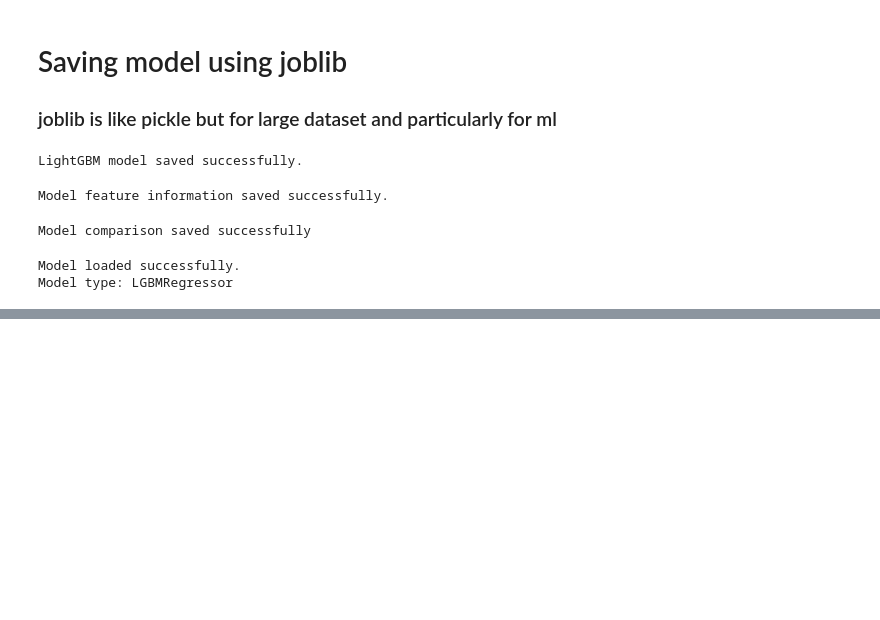
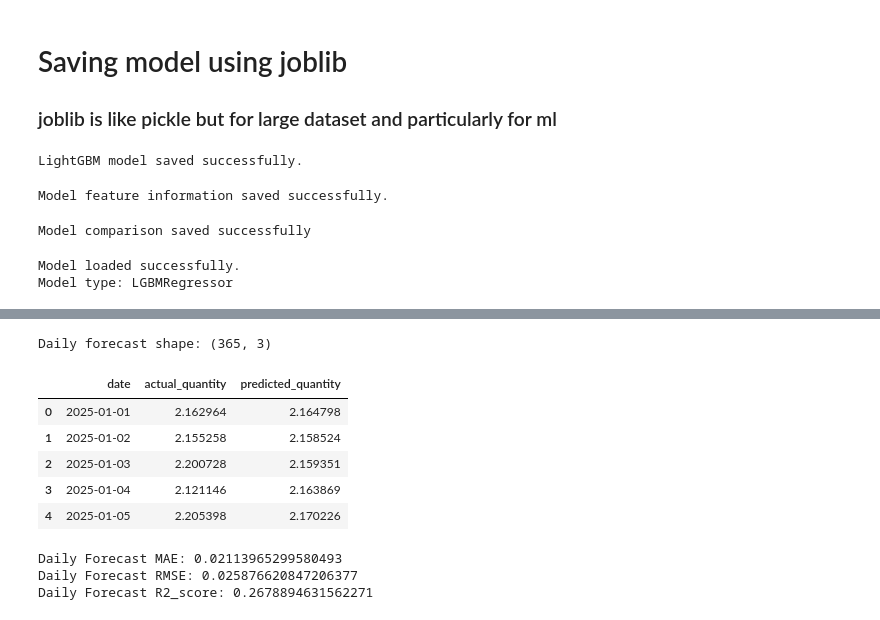
Before and after one commit to AadiJain1256/FORESIGHT-AI-Demand-Inventory-Intelligence, a Jupyter notebook: notebooks/03_modeling.ipynb, the cells around one changed output, grey strips where cells are left out. Drawn from its saved outputs; the diff is of its cells as text; code cells hidden in the pictures; blank space fills up the shorter version.

```diff
--- a/notebooks/03_modeling.ipynb
+++ b/notebooks/03_modeling.ipynb
@@ -329,0 +348,29 @@ Model type: LGBMRegressor
+# %%
+daily_forecast=(
+    forecast_results.groupby("date")[["actual_quantity","predicted_quantity"]]
+    .mean()
+    .reset_index()
+)
+print("Daily forecast shape:",daily_forecast.shape)
+daily_forecast.head()
+# %% [output]
+Daily forecast shape: (365, 3)
+|  | date | actual_quantity | predicted_quantity |
+| 0 | 2025-01-01 | 2.162964 | 2.164798 |
+| 1 | 2025-01-02 | 2.155258 | 2.158524 |
+| 2 | 2025-01-03 | 2.200728 | 2.159351 |
+| 3 | 2025-01-04 | 2.121146 | 2.163869 |
+| 4 | 2025-01-05 | 2.205398 | 2.170226 |
+# %%
+from sklearn.metrics import mean_absolute_error,mean_squared_error,r2_score
+
+daily_mae=mean_absolute_error(daily_forecast["actual_quantity"],daily_forecast["predicted_quantity"])
+daily_rmse=np.sqrt(mean_squared_error(daily_forecast["actual_quantity"],daily_forecast["predicted_quantity"]))
+daily_r2=r2_score(daily_forecast["actual_quantity"],daily_forecast["predicted_quantity"])
+print("Daily Forecast MAE:",daily_mae)
+print("Daily Forecast RMSE:",daily_rmse)
+print("Daily Forecast R2_score:",daily_r2)
+# %% [output]
+Daily Forecast MAE: 0.02113965299580493
+Daily Forecast RMSE: 0.025876620847206377
+Daily Forecast R2_score: 0.2678894631562271
```
Also changed, not shown: parts of 6 cells of this notebook.
